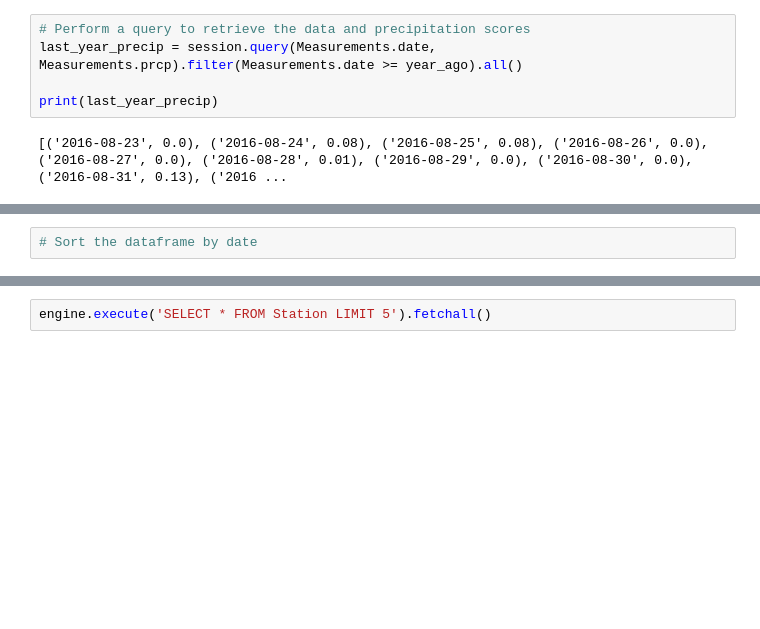
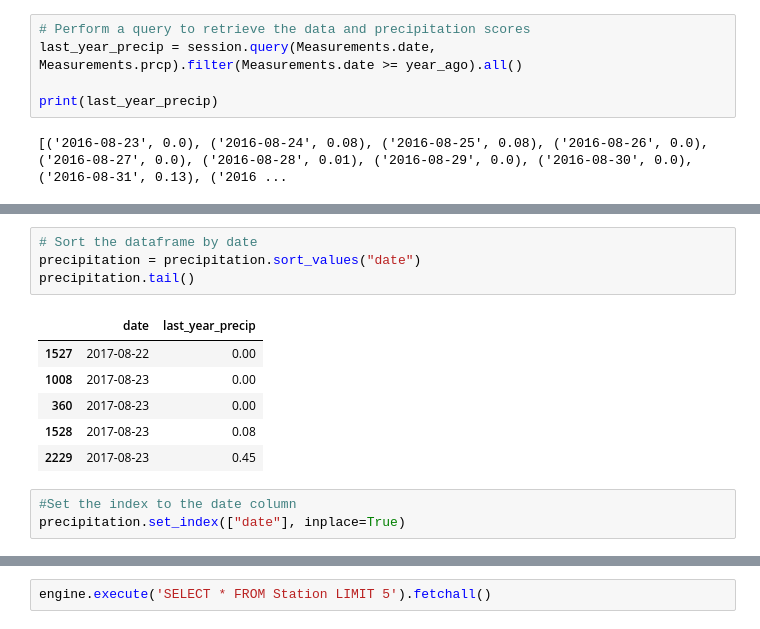
Before and after one commit to armywalrus/API-Creations-using-SQLAlchemy-and-Flask, a Jupyter notebook: climate_starter (2).ipynb, the cells around one changed output, grey strips where cells are left out. Drawn from its saved outputs; the diff is of its cells as text; blank space fills up the shorter version.

```diff
--- a/climate_starter (2).ipynb
+++ b/climate_starter (2).ipynb
@@ -109,2 +99,14 @@ plt.show()
 # %%
 # Sort the dataframe by date
+precipitation = precipitation.sort_values("date")
+precipitation.tail()
+# %% [output]
+|  | date | last_year_precip |
+| 1527 | 2017-08-22 | 0.00 |
+| 1008 | 2017-08-23 | 0.00 |
+| 360 | 2017-08-23 | 0.00 |
+| 1528 | 2017-08-23 | 0.08 |
+| 2229 | 2017-08-23 | 0.45 |
+# %%
+#Set the index to the date column
+precipitation.set_index(["date"], inplace=True)
```
Also changed, not shown: parts of 12 cells of this notebook.
